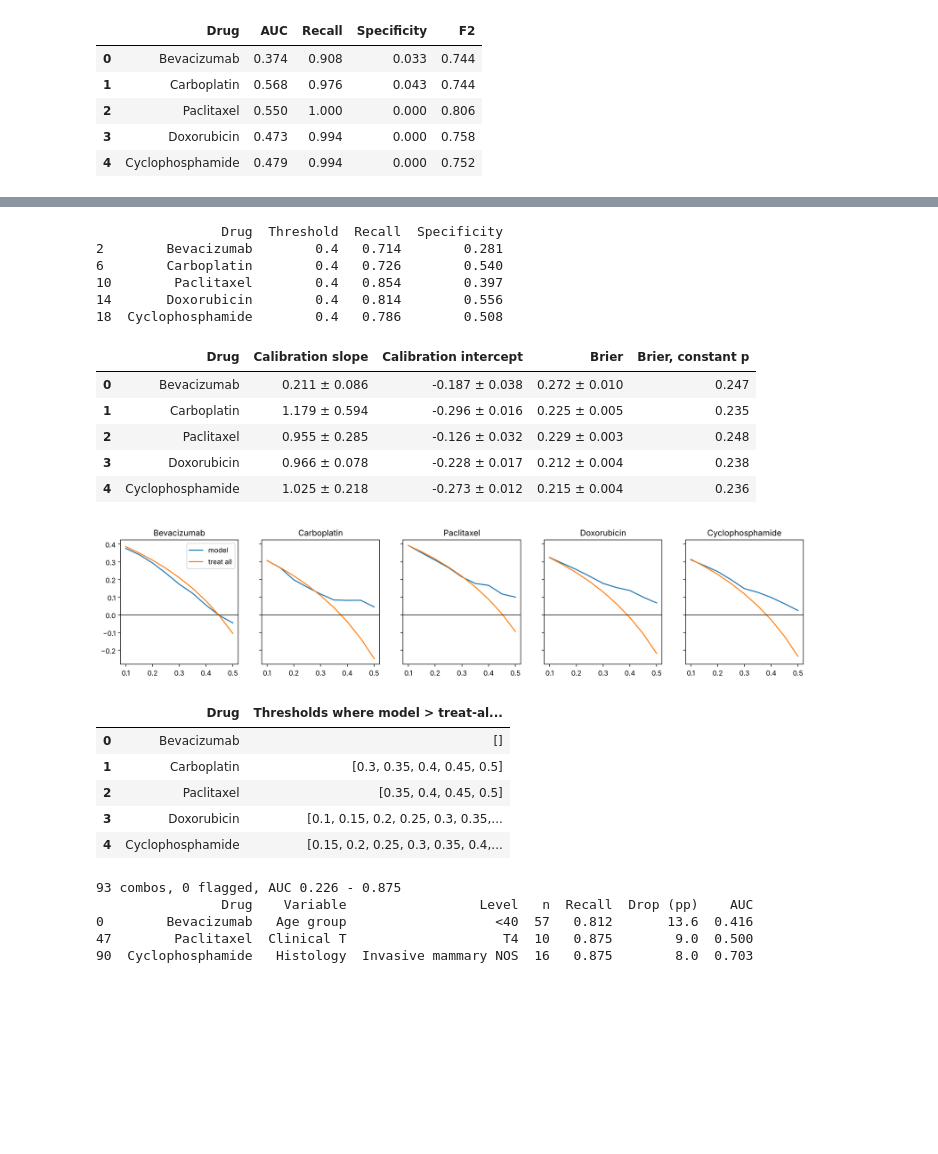
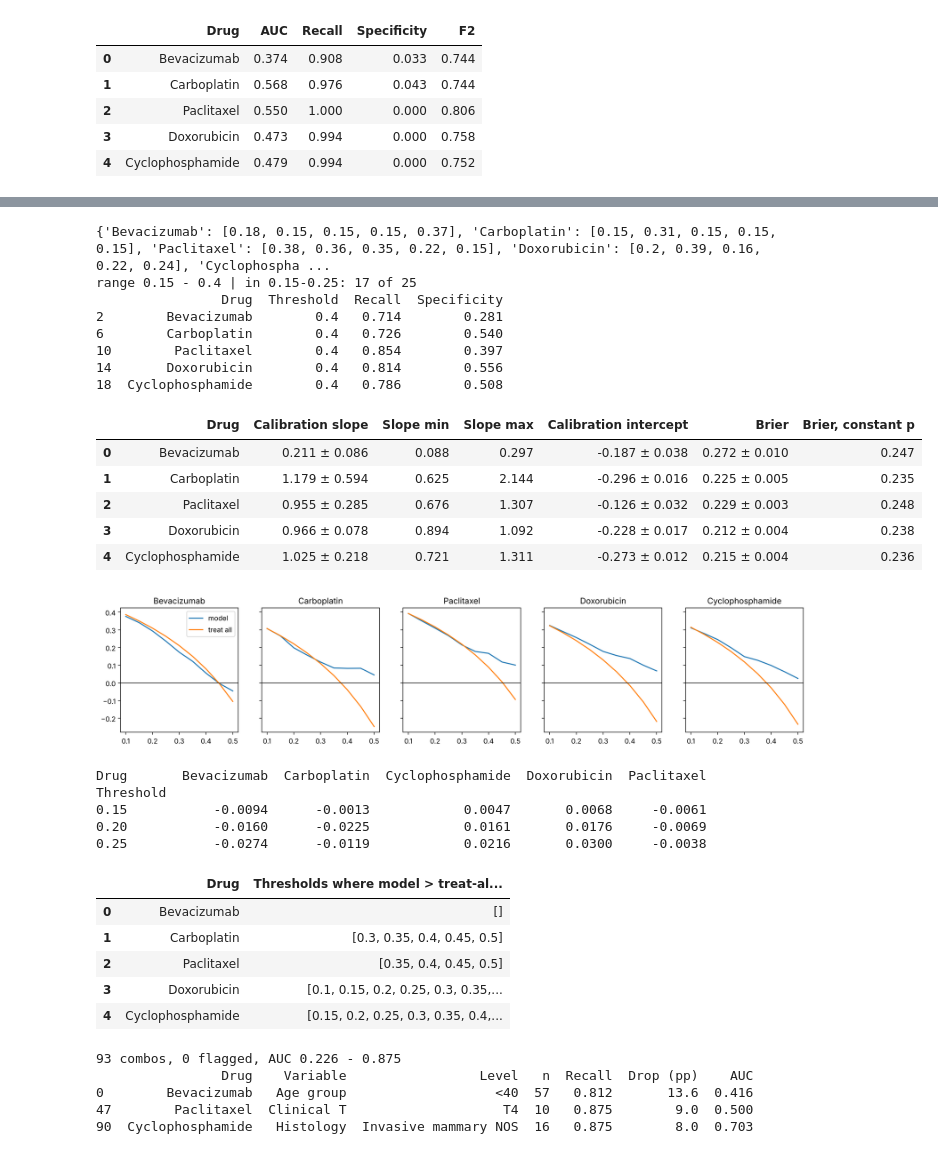
Before and after one commit to sama6064/RAQEEB_AI, a Jupyter notebook: RAQEEB.ipynb, the cells around one changed output, grey strips where cells are left out. Drawn from its saved outputs; the diff is of its cells as text; code cells hidden in the pictures; blank space fills up the shorter version.

```diff
--- a/RAQEEB.ipynb
+++ b/RAQEEB.ipynb
@@ -273,3 +274,18 @@ table2
 | 2 | Paclitaxel | 437 | 0.453 | 0.681 ± 0.009 | 0.607 ± 0.016 | 0.466 ± 0.004 | 0.966 ± 0.014 | 0.629 ± 0.004 | 0.795 ± 0.008 | 0.085 ± 0.021 | ... |
 | 3 | Doxorubicin | 399 | 0.391 | 0.708 ± 0.012 | 0.580 ± 0.019 | 0.432 ± 0.019 | 0.958 ± 0.010 | 0.595 ± 0.018 | 0.770 ± 0.011 | 0.190 ± 0.066 | ... |
 | 4 | Cyclophosphamide | 402 | 0.383 | 0.700 ± 0.013 | 0.558 ± 0.017 | 0.439 ± 0.010 | 0.943 ± 0.008 | 0.599 ± 0.010 | 0.767 ± 0.009 | 0.250 ± 0.031 | ... |
+# %%
+rows = []
+for d, name in DRUGS.items():
+    runs = [FN[(d, s)] for s in SEEDS]
+    oof = pd.concat([pd.DataFrame({"idx": r["idx"], "y": r["y"], "p": r["p"]}) for r in runs])
+    avg = oof.groupby("idx").agg(y=("y", "first"), p=("p", "mean"))
+    y, p = avg["y"].values, avg["p"].values
+    a = boot_ci(y, p, roc_auc_score)
+    b = boot_ci(y, p, average_precision_score)
+    rows.append({"Drug": name, "AUC (seed-averaged probabilities)": round(roc_auc_score(y, p), 3),
+                 "AUC 95% CI": f"{a[0]:.3f}-{a[1]:.3f}", "PR-AUC 95% CI": f"{b[0]:.3f}-{b[1]:.3f}",
+                 "AUC seed 42": round(FN[(d, 42)]["AUC"], 3)})
+ci_avg = pd.DataFrame(rows)
+res["ci_seed_averaged"] = ci_avg.to_dict("records")
+ci_avg
@@ -345,3 +368,23 @@ perm
 | 2 | Paclitaxel | 0.550 | 1.000 | 0.000 | 0.806 |
 | 3 | Doxorubicin | 0.473 | 0.994 | 0.000 | 0.758 |
 | 4 | Cyclophosphamide | 0.479 | 0.994 | 0.000 | 0.752 |
+# %%
+def perm_run(d, k):
+    t = table.copy()
+    m = t[d + "_label"].notna()
+    t.loc[m, d + "_label"] = np.random.default_rng(k).permutation(t.loc[m, d + "_label"].values)
+    r = run_cv(d, t=t, tname="perm%d" % k)
+    return d, k, r["AUC"], r["Recall"]
+
+pr = Parallel(n_jobs=2)(delayed(perm_run)(d, k) for d in DRUGS for k in range(20))
+pr = pd.DataFrame(pr, columns=["d", "k", "AUC", "Recall"])
+rows = []
+for d, name in DRUGS.items():
+    g = pr[pr["d"] == d]
+    real = fixed[d]["AUC"]
+    rows.append({"Drug": name, "Fixed AUC (seed 42)": round(real, 3), "Permuted AUC mean": round(g["AUC"].mean(), 3),
+                 "Permuted AUC min": round(g["AUC"].min(), 3), "Permuted AUC max": round(g["AUC"].max(), 3),
+                 "Permuted recall mean": round(g["Recall"].mean(), 3), "p": round((1 + (g["AUC"] >= real).sum()) / 21, 3)})
+perm20 = pd.DataFrame(rows)
+res["permuted20"] = perm20.to_dict("records")
+perm20
@@ -351,40 +401,48 @@ for d, name in DRUGS.items():
     r = FN[(d, 42)]
     for t in [0.2, 0.3, 0.4, 0.5]:
         tn, fp, fn, tp = confusion_matrix(r["y"], (r["p"] >= t).astype(int), labels=[0, 1]).ravel()
         rows.append({"Drug": name, "Threshold": t, "Recall": round(tp / (tp + fn), 3), "Specificity": round(tn / (tn + fp), 3)})
 thr = pd.DataFrame(rows)
 res["threshold"] = thr.to_dict("records")
+ths = {DRUGS[d]: FN[(d, 42)]["thr"] for d in DRUGS}
+allt = [x for v in ths.values() for x in v]
+res["f2_thresholds_seed42"] = ths
+print(ths)
+print("range", min(allt), "-", max(allt), "| in 0.15-0.25:", sum(0.15 <= x <= 0.25 for x in allt), "of", len(allt))
 print(thr[thr["Threshold"] == 0.4])
 
 def calib(y, p):
     p = np.clip(p, 1e-6, 1 - 1e-6)
     lp = np.log(p / (1 - p))
     slope = sm.GLM(y, sm.add_constant(lp), family=sm.families.Binomial()).fit().params[1]
     inter = sm.GLM(y, np.ones_like(lp), family=sm.families.Binomial(), offset=lp).fit().params[0]
     return slope, inter
 
 rows = []
 for d, name in DRUGS.items():
     sl, ic = zip(*[calib(FN[(d, s)]["y"], FN[(d, s)]["p"]) for s in SEEDS])
     pos = FN[(d, 42)]["y"].mean()
-    rows.append({"Drug": name, "Calibration slope": msd(sl), "Calibration intercept": msd(ic),
+    rows.append({"Drug": name, "Calibration slope": msd(sl), "Slope min": round(min(sl), 3), "Slope max": round(max(sl), 3),
+                 "Calibration intercept": msd(ic),
                  "Brier": msd([FN[(d, s)]["Brier"] for s in SEEDS]), "Brier, constant p": round(pos * (1 - pos), 3)})
 cal = pd.DataFrame(rows)
 res["calibration"] = cal.to_dict("records")
 cal
 # %% [output]
+{'Bevacizumab': [0.18, 0.15, 0.15, 0.15, 0.37], 'Carboplatin': [0.15, 0.31, 0.15, 0.15, 0.15], 'Paclitaxel': [0.38, 0.36, 0.35, 0.22, 0.15], 'Doxorubicin': [0.2, 0.39, 0.16, 0.22, 0.24], 'Cyclophospha ...
+range 0.15 - 0.4 | in 0.15-0.25: 17 of 25
                 Drug  Threshold  Recall  Specificity
 2        Bevacizumab        0.4   0.714        0.281
 6        Carboplatin        0.4   0.726        0.540
 10        Paclitaxel        0.4   0.854        0.397
 14       Doxorubicin        0.4   0.814        0.556
 18  Cyclophosphamide        0.4   0.786        0.508
-|  | Drug | Calibration slope | Calibration intercept | Brier | Brier, constant p |
-| 0 | Bevacizumab | 0.211 ± 0.086 | -0.187 ± 0.038 | 0.272 ± 0.010 | 0.247 |
-| 1 | Carboplatin | 1.179 ± 0.594 | -0.296 ± 0.016 | 0.225 ± 0.005 | 0.235 |
-| 2 | Paclitaxel | 0.955 ± 0.285 | -0.126 ± 0.032 | 0.229 ± 0.003 | 0.248 |
-| 3 | Doxorubicin | 0.966 ± 0.078 | -0.228 ± 0.017 | 0.212 ± 0.004 | 0.238 |
-| 4 | Cyclophosphamide | 1.025 ± 0.218 | -0.273 ± 0.012 | 0.215 ± 0.004 | 0.236 |
+|  | Drug | Calibration slope | Slope min | Slope max | Calibration intercept | Brier | Brier, constant p |
+| 0 | Bevacizumab | 0.211 ± 0.086 | 0.088 | 0.297 | -0.187 ± 0.038 | 0.272 ± 0.010 | 0.247 |
+| 1 | Carboplatin | 1.179 ± 0.594 | 0.625 | 2.144 | -0.296 ± 0.016 | 0.225 ± 0.005 | 0.235 |
+| 2 | Paclitaxel | 0.955 ± 0.285 | 0.676 | 1.307 | -0.126 ± 0.032 | 0.229 ± 0.003 | 0.248 |
+| 3 | Doxorubicin | 0.966 ± 0.078 | 0.894 | 1.092 | -0.228 ± 0.017 | 0.212 ± 0.004 | 0.238 |
+| 4 | Cyclophosphamide | 1.025 ± 0.218 | 0.721 | 1.311 | -0.273 ± 0.012 | 0.215 ± 0.004 | 0.236 |
 # %%
 PT = np.round(np.arange(0.10, 0.51, 0.05), 2)
 rows, summ = [], []
@@ -403,9 +461,19 @@ axes[0].legend()
 plt.show()
 res["dca"] = rows
 res["dca_summary"] = summ
+dc = pd.DataFrame(rows)
+dc["NB model - treat-all"] = (dc["NB model"] - dc["NB treat-all"]).round(4)
+nb_low = dc[dc["Threshold"].isin([0.15, 0.2, 0.25])].pivot(index="Threshold", columns="Drug", values="NB model - treat-all")
+res["nb_minus_all_low"] = nb_low.reset_index().to_dict("records")
+print(nb_low)
 pd.DataFrame(summ)
 # %% [output]
 [figure]
+Drug       Bevacizumab  Carboplatin  Cyclophosphamide  Doxorubicin  Paclitaxel
+Threshold
+0.15           -0.0094      -0.0013            0.0047       0.0068     -0.0061
+0.20           -0.0160      -0.0225            0.0161       0.0176     -0.0069
+0.25           -0.0274      -0.0119            0.0216       0.0300     -0.0038
 |  | Drug | Thresholds where model > treat-al... |
 | 0 | Bevacizumab | [] |
 | 1 | Carboplatin | [0.3, 0.35, 0.4, 0.45, 0.5] |
```
Also changed, not shown: parts of 4 cells of this notebook, 1 other file.
